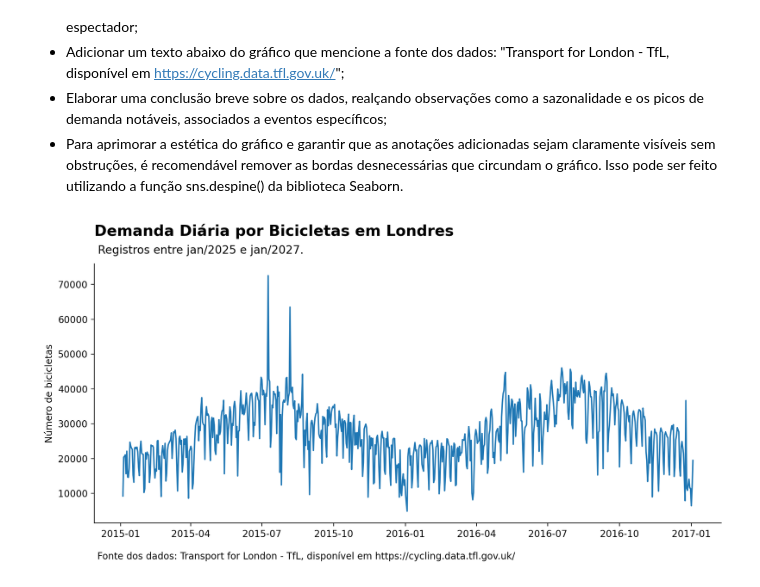
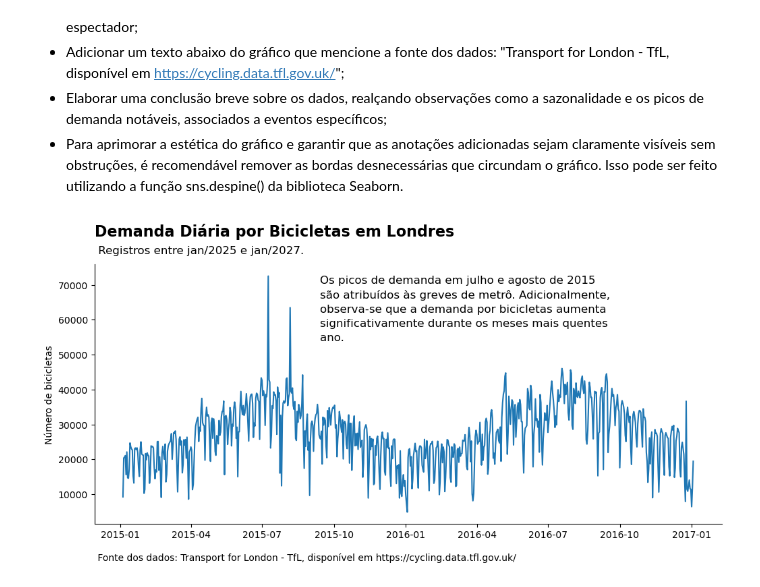
Before and after one commit to LeoRochaCarmo/formacao_praticando_python_para_data_science_alura, a Jupyter notebook: 10_praticando_graficos_criando_graficos_customizados/exercicio.ipynb, the cells around one changed output. Saved outputs shown, nothing was run; the diff lists cells and outputs as text; code cells hidden in the pictures.

```diff
--- a/10_praticando_graficos_criando_graficos_customizados/exercicio.ipynb
+++ b/10_praticando_graficos_criando_graficos_customizados/exercicio.ipynb
@@ -305,33 +304,43 @@ import pandas as pd
 import seaborn as sn
 import matplotlib.pyplot as plt
 
 url = 'https://raw.githubusercontent.com/alura-cursos/python_dados/refs/heads/main/Dados/contagem_bicicletas.csv'
 
 df = pd.read_csv(url)
 
 df['data_hora'] = pd.to_datetime(df['data_hora'])
 
 df['data'] = df['data_hora'].dt.date
 
 df_agrupado = df.groupby('data')['contagem'].sum().reset_index()
 
-fig, ax = plt.subplots(figsize=(12,5), dpi=200)
+fig, ax = plt.subplots(figsize=(12,5), dpi=100)
 
 ax = sn.lineplot(
         data=df_agrupado,
         x='data',
         y='contagem'
 )
 
 ax.set_title('Demanda Diária por Bicicletas em Londres', pad=30, loc='left', fontsize=16, weight='bold')
 ax.text(x=0, y=1.04, s=' Registros entre jan/2025 e jan/2027.',transform=ax.transAxes, fontsize=12)
 ax.text(x=0, y=-0.14, s=' Fonte dos dados: Transport for London - TfL, disponível em https://cycling.data.tfl.gov.uk/',
         transform=ax.transAxes, fontsize=10)
-# ax.text()
+
+ax.text(0.36, 0.65,
+        'Os picos de demanda em julho e agosto de 2015\n'
+        'são atribuídos às greves de metrô. Adicionalmente,\n'
+        'observa-se que a demanda por bicicletas aumenta\n'
+        'significativamente durante os meses mais quentes\n'
+        'ano.\n',
+        transform=ax.transAxes,
+        fontsize=12,
+        linespacing=1.5)
+
 ax.set_xlabel('')
 ax.set_ylabel('Número de bicicletas')
 sn.despine()
 
 plt.show()
 # %% [output]
-[figure, old version]
+[figure, new version]
```
Also changed, not shown: parts of 7 cells of this notebook.
